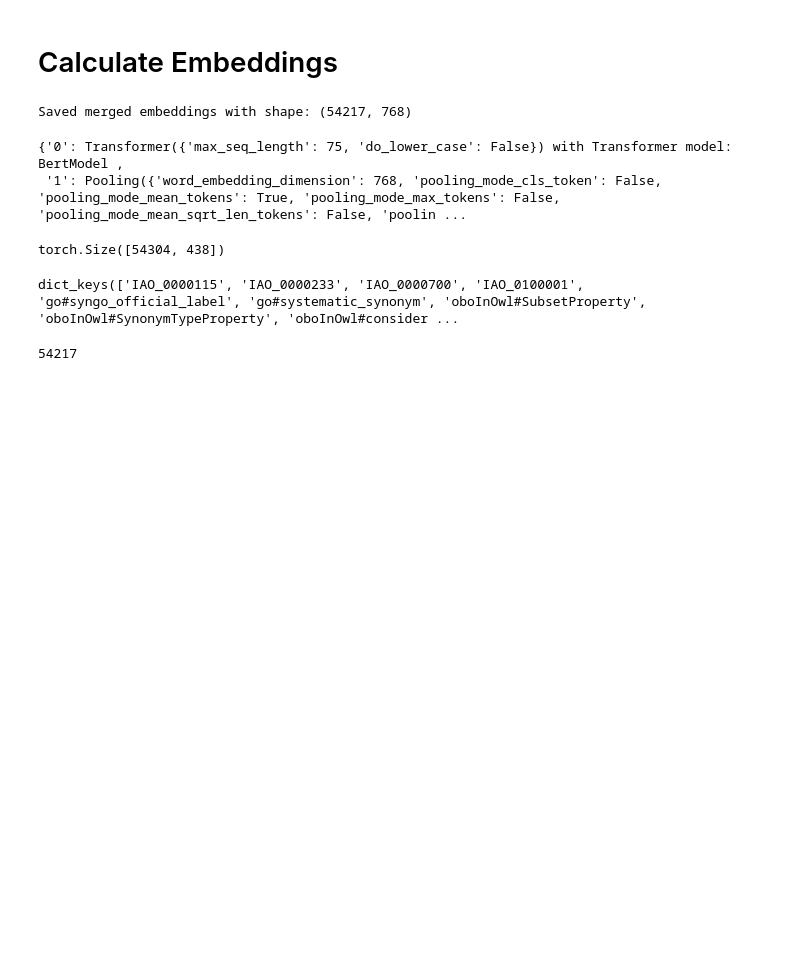
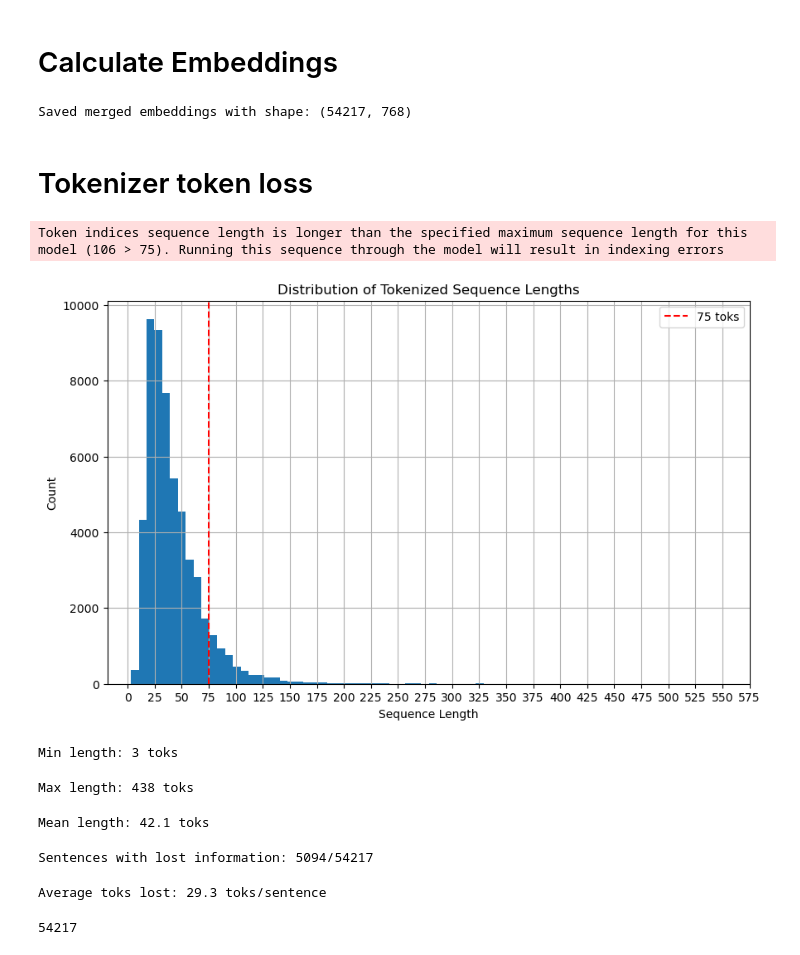
Before and after one commit to mmtftr/OWL2Vec-Star, a Jupyter notebook: mmtf-eval/biobert.ipynb, the cells around one changed output. Drawn from its saved outputs; the diff is of its cells as text; code cells hidden in the pictures; blank space fills up the shorter version.

```diff
--- a/mmtf-eval/biobert.ipynb
+++ b/mmtf-eval/biobert.ipynb
@@ -207,21 +207,48 @@ for file in embedding_files:
 print(f"Saved merged embeddings with shape: {final_embeddings.shape}")
 # %% [output]
 Saved merged embeddings with shape: (54217, 768)
-# %%
-model._modules
-# %% [output]
-{'0': Transformer({'max_seq_length': 75, 'do_lower_case': False}) with Transformer model: BertModel ,
- '1': Pooling({'word_embedding_dimension': 768, 'pooling_mode_cls_token': False, 'pooling_mode_mean_tokens': True, 'pooling_mode_max_tokens': False, 'pooling_mode_mean_sqrt_len_tokens': False, 'poolin ...
+# %% [markdown]
+# Tokenizer token loss
 # %%
 from rich import print, inspect
 
-model._modules['0'].tokenizer(sentences, truncation=False, padding=True, return_tensors='pt')['input_ids'].shape
+keys = list(annots.keys())
+
+sentences = [annots[key] for key in keys]
+toks = model._modules['0'].tokenizer(sentences)['input_ids']
 # %% [output]
-torch.Size([54304, 438])
+Token indices sequence length is longer than the specified maximum sequence length for this model (106 > 75). Running this sequence through the model will result in indexing errors
-# %%
-embeddings_dict.keys()
-# %% [output]
-dict_keys(['IAO_0000115', 'IAO_0000233', 'IAO_0000700', 'IAO_0100001', 'go#syngo_official_label', 'go#systematic_synonym', 'oboInOwl#SubsetProperty', 'oboInOwl#SynonymTypeProperty', 'oboInOwl#consider ...
+# %%
+# Get lengths of each tokenized sequence
+lengths = [len(t) for t in toks]
+import matplotlib.pyplot as plt
+import numpy as np
+
+
+# Create histogram
+plt.figure(figsize=(10,6))
+plt.hist(lengths, bins=60)
+plt.xticks(range(0, 600, 25))
+plt.xlabel('Sequence Length')
+plt.ylabel('Count')
+plt.title('Distribution of Tokenized Sequence Lengths')
+plt.axvline(75, color='red', linestyle='--', label='75 toks')
+plt.legend()
+plt.grid(True)
+plt.show()
+
+print(f"Min length: {min(lengths)} toks")
+print(f"Max length: {max(lengths)} toks")
+print(f"Mean length: {np.mean(lengths):.1f} toks")
+print(f"Sentences with lost information: {sum(1 for l in lengths if l > 75)}/{len(lengths)}")
+print(f"Average toks lost: {(sum(l - 75 for l in lengths if l > 75) / sum(1 for l in lengths if l > 75)):.1f} toks/sentence")
+# %% [output]
+[figure, added]
+Min length: 3 toks
+Max length: 438 toks
+Mean length: 42.1 toks
+Sentences with lost information: 5094/54217
+Average toks lost: 29.3 toks/sentence
 # %%
 len(np.load(save_path / "ontology.embeddings.npy", allow_pickle=True).item().keys())
 # %% [output]
```
Also changed, not shown: 3 other files.
